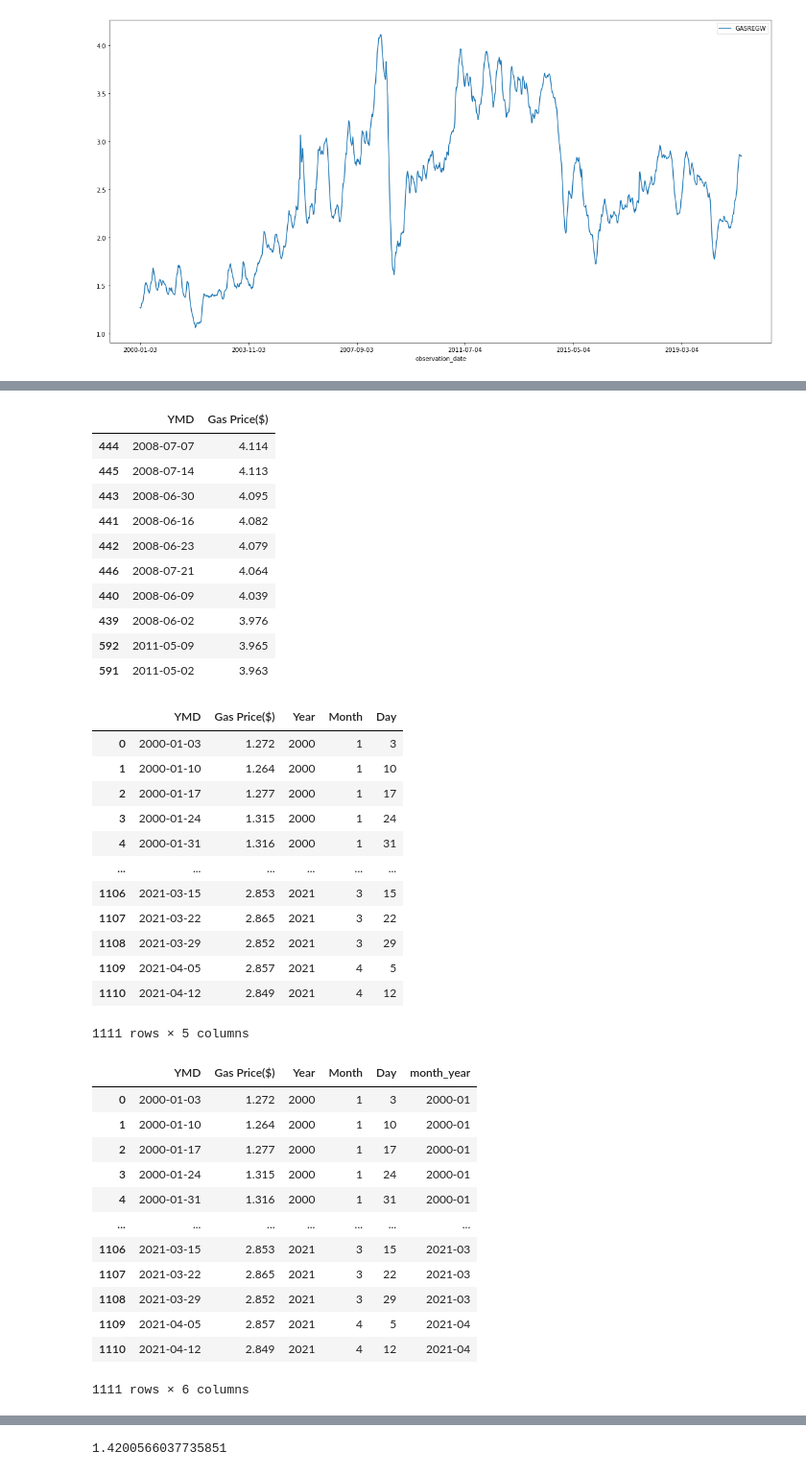
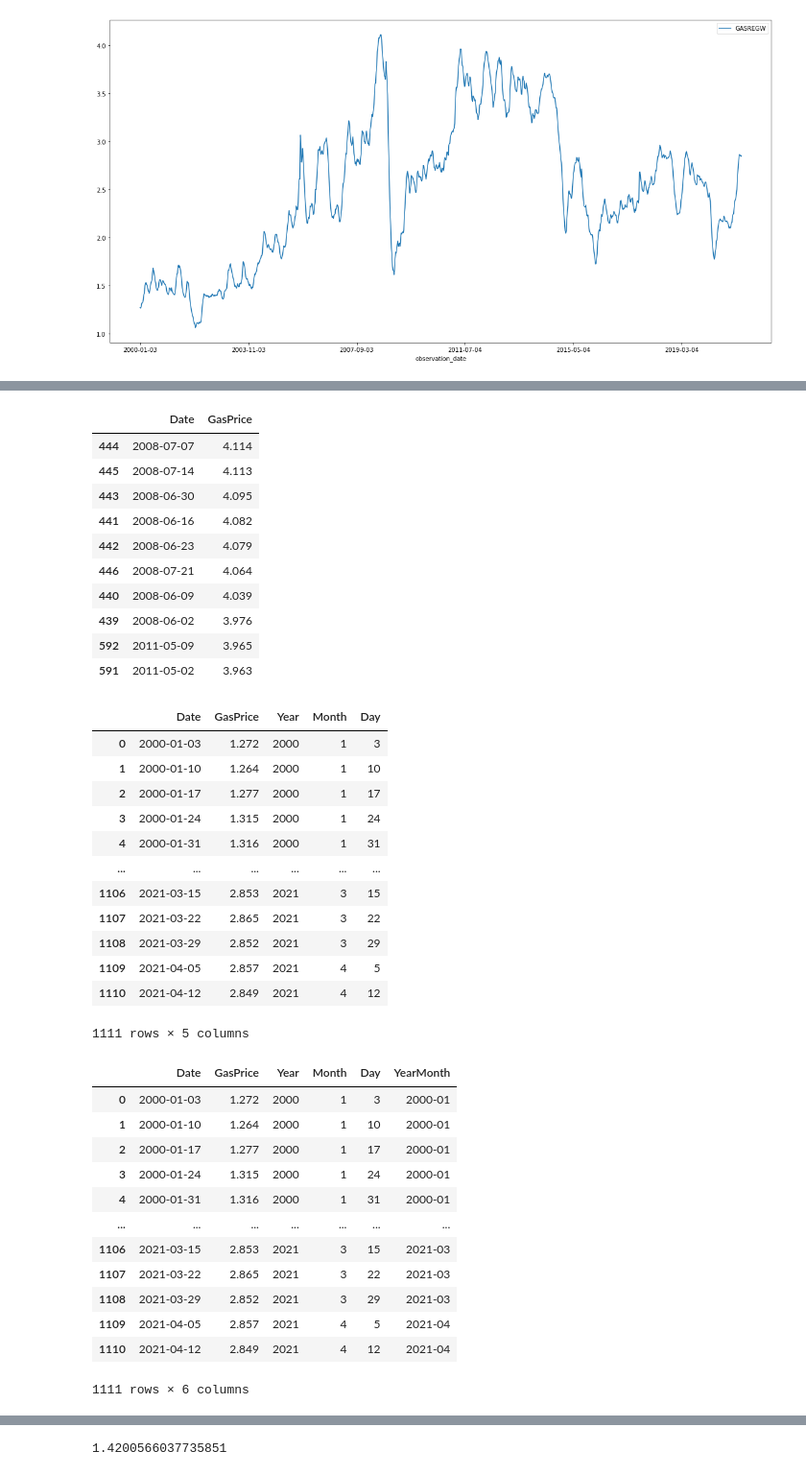
Before and after one commit to jzhao0626/Gas_Price_Analysis, a Jupyter notebook: Data_Analyzing_Mihee.ipynb, the cells around one changed output, grey strips where cells are left out. Shown at 96% size. Drawn from its saved outputs; the diff is of its cells as text; code cells hidden in the pictures.

```diff
--- a/Data_Analyzing_Mihee.ipynb
+++ b/Data_Analyzing_Mihee.ipynb
@@ -10,6 +10,6 @@ from scipy.stats import linregress
 gas_price_data = "Resource/Gas Price from 2000.csv"
 gas_price_df = pd.read_csv(gas_price_data, header = 10)
 new_index_df = gas_price_df.set_index('observation_date')
-renamed_df = gas_price_df.rename(columns={"GASREGW":"Gas Price($)", "observation_date": "YMD"})
+renamed_df = gas_price_df.rename(columns={"GASREGW":"GasPrice", "observation_date": "Date"})
 renamed_df
 # %% [output]
@@ -47,9 +47,9 @@ renamed_df.describe()
 | max | 4.114000 |
 # %%
 # See the top 10 highest price
-renamed_df.nlargest(10, ["Gas Price($)"])
+renamed_df.nlargest(10, ["GasPrice"])
 # %% [output]
-|  | YMD | Gas Price($) |
+|  | Date | GasPrice |
 | 444 | 2008-07-07 | 4.114 |
 | 445 | 2008-07-14 | 4.113 |
 | 443 | 2008-06-30 | 4.095 |
@@ -62,12 +62,12 @@ renamed_df.nlargest(10, ["Gas Price($)"])
 | 591 | 2011-05-02 | 3.963 |
 # %%
 # Break down them into Year, Month, Day
-renamed_df['Year'] = pd.DatetimeIndex(renamed_df['YMD']).year
-renamed_df['Month'] = pd.DatetimeIndex(renamed_df['YMD']).month
-renamed_df['Day'] = pd.DatetimeIndex(renamed_df['YMD']).day
+renamed_df['Year'] = pd.DatetimeIndex(renamed_df['Date']).year
+renamed_df['Month'] = pd.DatetimeIndex(renamed_df['Date']).month
+renamed_df['Day'] = pd.DatetimeIndex(renamed_df['Date']).day
 renamed_df
 # %% [output]
-|  | YMD | Gas Price($) | Year | Month | Day |
+|  | Date | GasPrice | Year | Month | Day |
 | 0 | 2000-01-03 | 1.272 | 2000 | 1 | 3 |
 | 1 | 2000-01-10 | 1.264 | 2000 | 1 | 10 |
 | 2 | 2000-01-17 | 1.277 | 2000 | 1 | 17 |
@@ -81,10 +81,10 @@ renamed_df
 | 1110 | 2021-04-12 | 2.849 | 2021 | 4 | 12 |
 1111 rows × 5 columns
 # %%
-renamed_df['month_year'] = pd.to_datetime(renamed_df['YMD']).dt.to_period('M')
+renamed_df['YearMonth'] = pd.to_datetime(renamed_df['Date']).dt.to_period('M')
 renamed_df
 # %% [output]
-|  | YMD | Gas Price($) | Year | Month | Day | month_year |
+|  | Date | GasPrice | Year | Month | Day | YearMonth |
 | 0 | 2000-01-03 | 1.272 | 2000 | 1 | 3 | 2000-01 |
 | 1 | 2000-01-10 | 1.264 | 2000 | 1 | 10 | 2000-01 |
 | 2 | 2000-01-17 | 1.277 | 2000 | 1 | 17 | 2000-01 |
```
Also changed, not shown: parts of 15 cells of this notebook, 26 other files.
